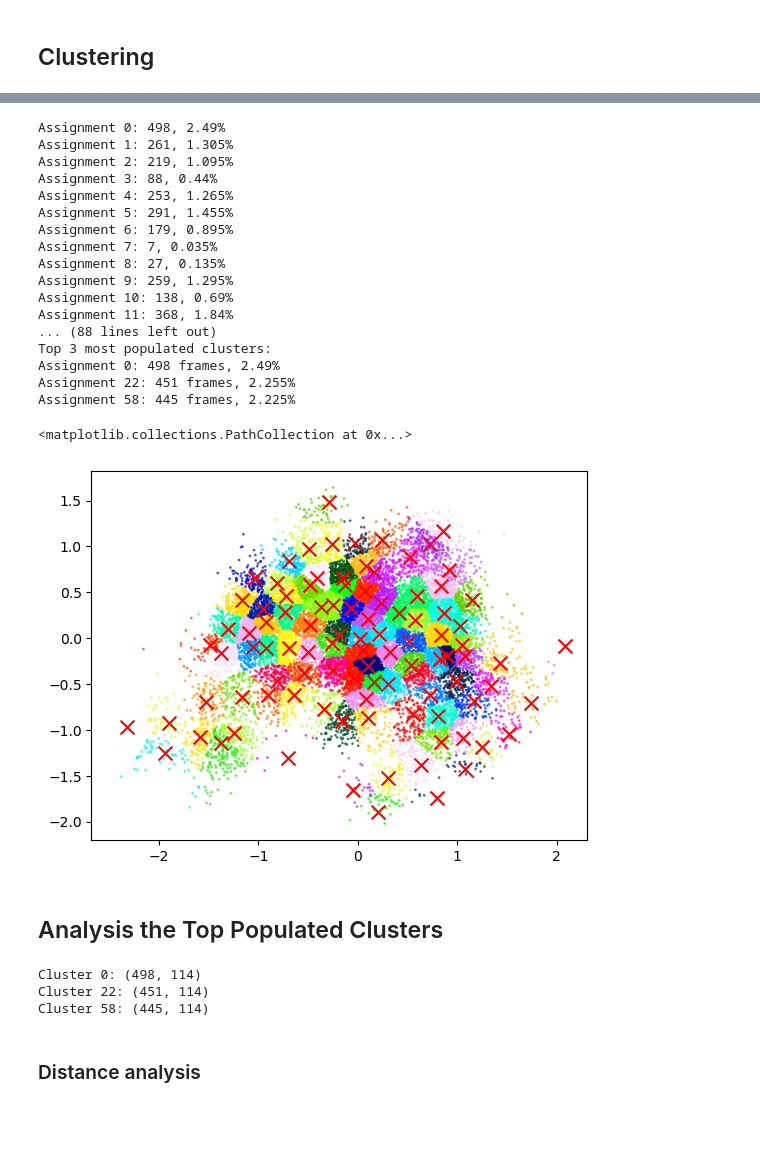
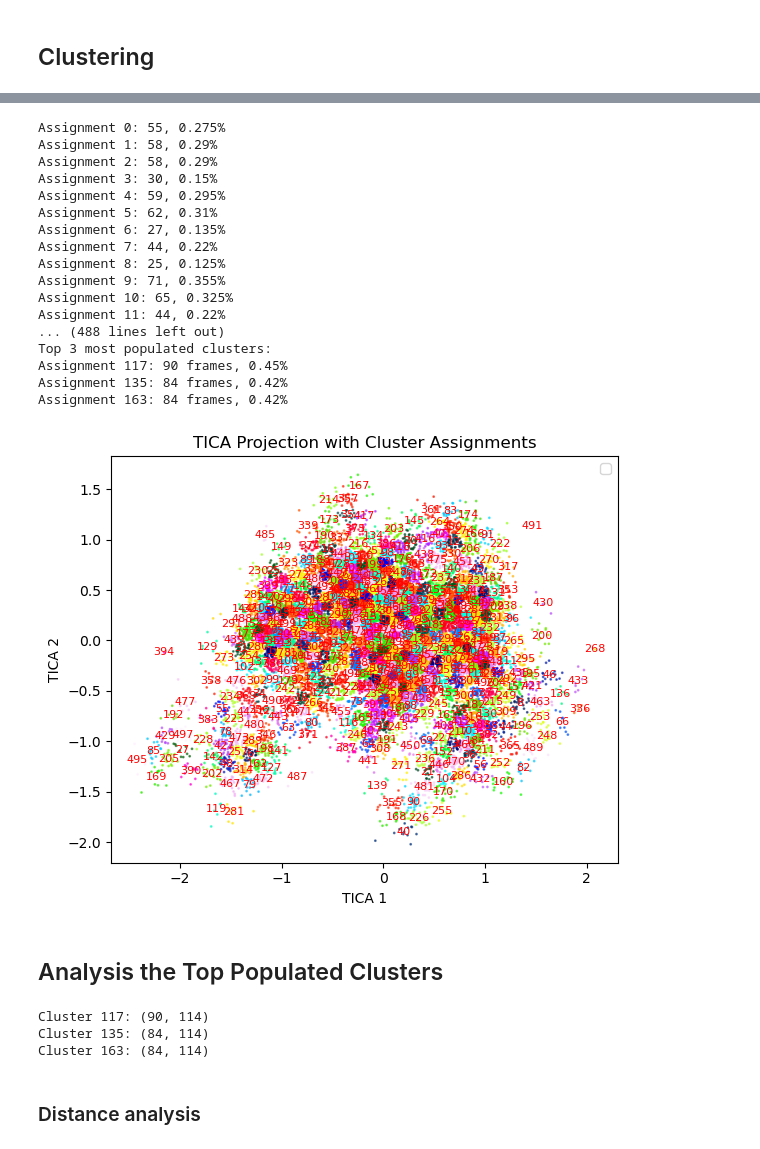
Before and after one commit to vvoelz/nspe-oligomers, a Jupyter notebook: peptoid/nspe_7_2/analysis/clustering.ipynb, the cells around one changed output, grey strips where cells are left out. Saved outputs shown, nothing was run; the diff lists cells and outputs as text; code cells hidden in the pictures; blank space fills up the shorter version.

```diff
--- a/peptoid/nspe_7_2/analysis/clustering.ipynb
+++ b/peptoid/nspe_7_2/analysis/clustering.ipynb
@@ -136,12 +136,12 @@ plt.show()
 # %%
 from deeptime.clustering import MiniBatchKMeans
 
-n_clusters = 100
-estimator = MiniBatchKMeans(
+n_clusters = 500
+estimator = KMeans(
     n_clusters=n_clusters,  # number of cluster centers
     max_iter=100,  # maximum number of passes over full dataset when calling fit()
-    batch_size=327,  # sample size when drawing samples in fit()
     init_strategy='kmeans++',  # initialization strategy
+    fixed_seed=42,
     n_jobs=1
 )
 # %%
@@ -184,29 +196,44 @@ for label, count in top:
     percentage = (count / total_counts) * 100
     print(f"Assignment {label}: {count} frames, {percentage:.4g}%")
 # %% [output]
-Assignment 0: 498, 2.49%
-Assignment 1: 261, 1.305%
-Assignment 2: 219, 1.095%
-Assignment 3: 88, 0.44%
-Assignment 4: 253, 1.265%
-Assignment 5: 291, 1.455%
-Assignment 6: 179, 0.895%
-Assignment 7: 7, 0.035%
-Assignment 8: 27, 0.135%
-Assignment 9: 259, 1.295%
-Assignment 10: 138, 0.69%
-Assignment 11: 368, 1.84%
-... (88 lines left out)
+Assignment 0: 55, 0.275%
+Assignment 1: 58, 0.29%
+Assignment 2: 58, 0.29%
+Assignment 3: 30, 0.15%
+Assignment 4: 59, 0.295%
+Assignment 5: 62, 0.31%
+Assignment 6: 27, 0.135%
+Assignment 7: 44, 0.22%
+Assignment 8: 25, 0.125%
+Assignment 9: 71, 0.355%
+Assignment 10: 65, 0.325%
+Assignment 11: 44, 0.22%
+... (488 lines left out)
 Top 3 most populated clusters:
-Assignment 0: 498 frames, 2.49%
-Assignment 22: 451 frames, 2.255%
-Assignment 58: 445 frames, 2.225%
+Assignment 117: 90 frames, 0.45%
+Assignment 135: 84 frames, 0.42%
+Assignment 163: 84 frames, 0.42%
 # %%
+plt.figure(figsize=(6, 5))
+
+# Scatter plot of projection colored by cluster
 plt.scatter(projection[:, 0], projection[:, 1], c=assignments, cmap='gist_ncar', s=1, alpha=0.6)
-plt.scatter(cluster_centers[:, 0], cluster_centers[:, 1], color='red', marker='x', s=100, label='Centers')
+
+# Cluster centers
+#plt.scatter(cluster_centers[:, 0], cluster_centers[:, 1], color='red', marker='x', s=100, label='Centers')
+
+# Plain number labels at each cluster center
+for i, (x, y) in enumerate(cluster_centers):
+    plt.text(x, y, str(i), fontsize=8, color='red', ha='center', va='center')
+
+plt.legend()
+plt.xlabel("TICA 1")
+plt.ylabel("TICA 2")
+plt.title("TICA Projection with Cluster Assignments")
+plt.tight_layout()
+plt.show()
 # %% [output]
-<matplotlib.collections.PathCollection at 0x...>
-[figure, old version]
+[figure, new version]
 # %% [markdown]
 ## Analysis the Top Populated Clusters
 # %%
@@ -226,9 +253,9 @@ for label in top_labels:
 for label, data in top_cluster_data.items():
     print(f"Cluster {label}: {data.shape}")
 # %% [output]
-Cluster 0: (498, 114)
-Cluster 22: (451, 114)
-Cluster 58: (445, 114)
+Cluster 117: (90, 114)
+Cluster 135: (84, 114)
+Cluster 163: (84, 114)
 # %% [markdown]
 ### Distance analysis
 # %%
```
Also changed, not shown: parts of 11 cells of this notebook, 2 other files.
